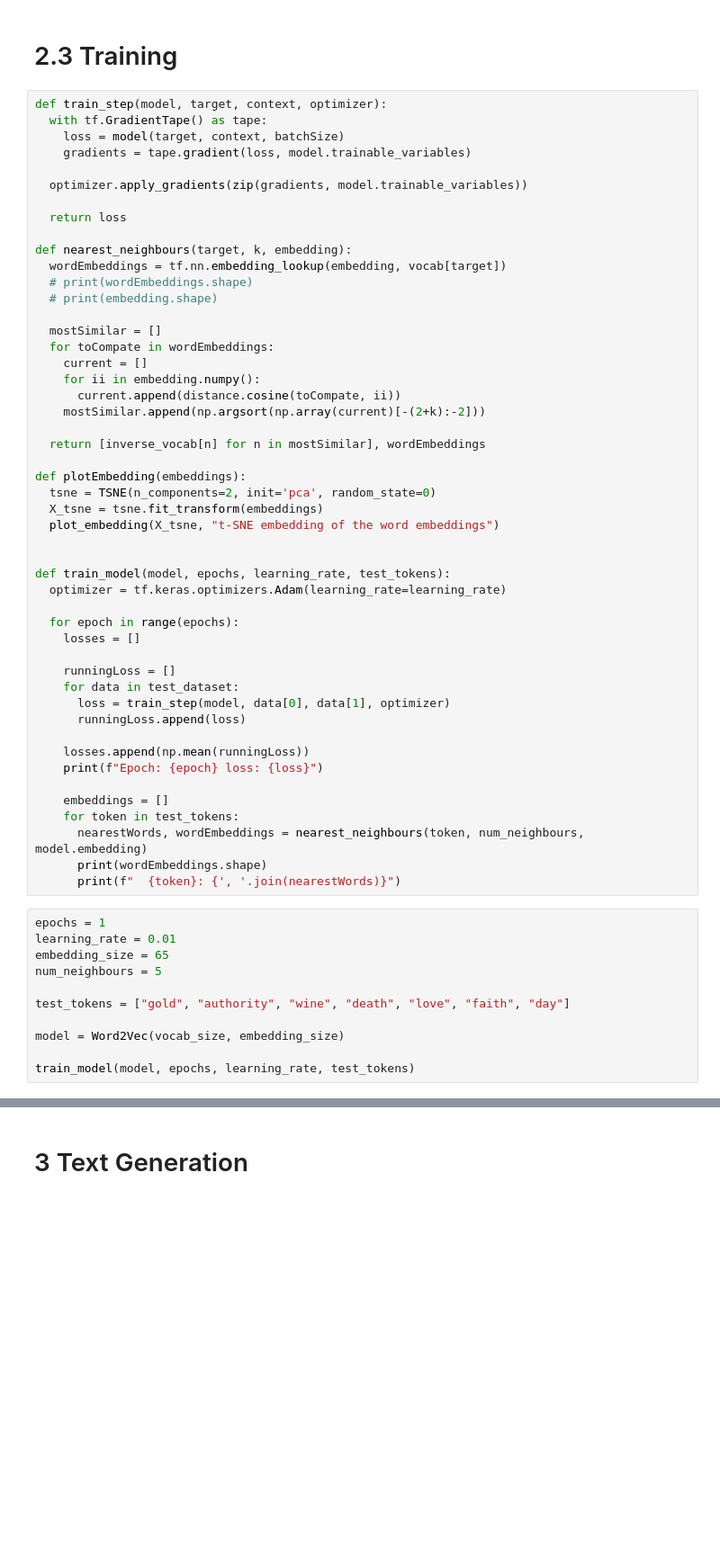
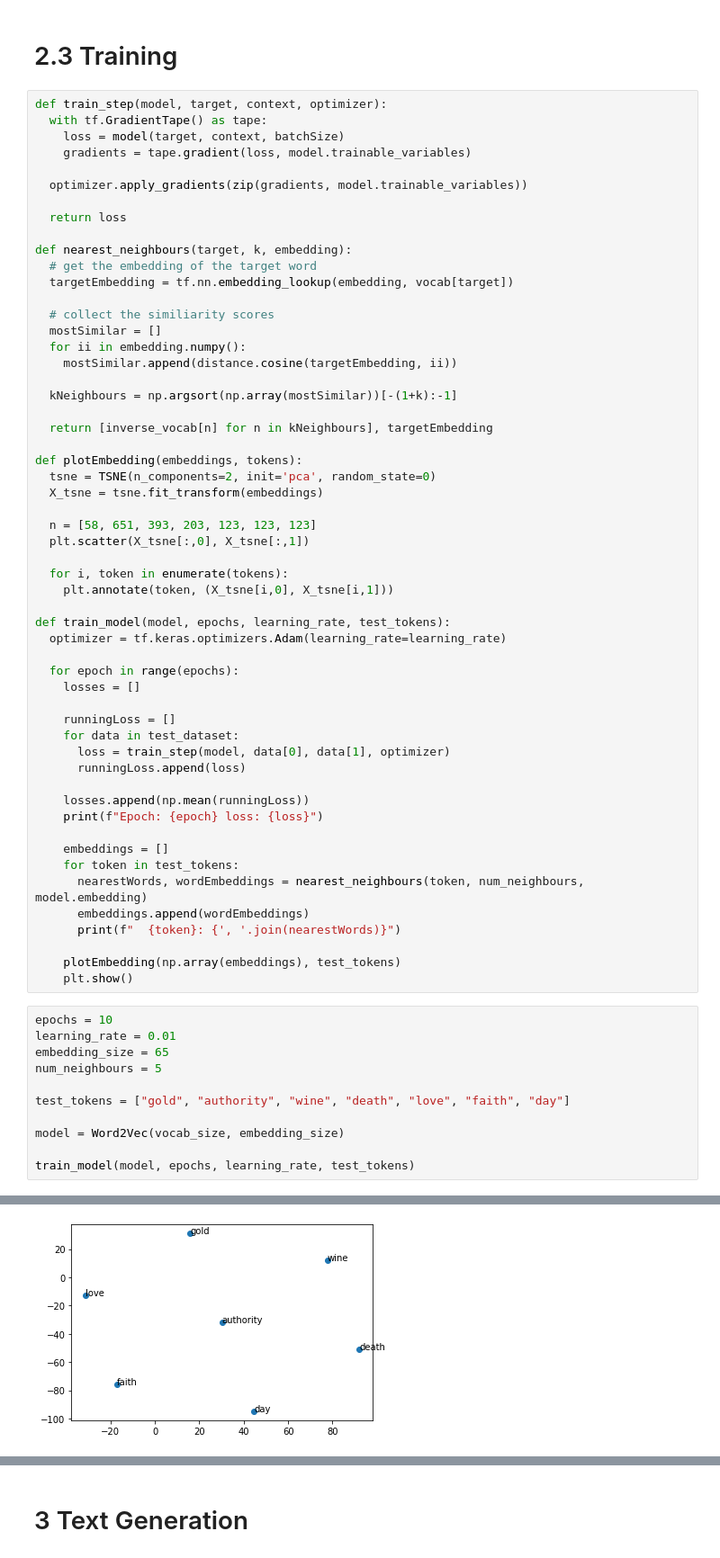
Before and after one commit to lcaspari/42_tensorflow_homework, a Jupyter notebook: homework10/Embeddings.ipynb, the cells around one changed output, grey strips where cells are left out. Shown: that part at 90% size. Drawn from its saved outputs; the diff is of its cells as text; blank space fills up the shorter version.

```diff
--- a/homework10/Embeddings.ipynb
+++ b/homework10/Embeddings.ipynb
@@ -223,24 +226,27 @@ def train_step(model, target, context, optimizer):
   return loss
 
 def nearest_neighbours(target, k, embedding):
-  wordEmbeddings = tf.nn.embedding_lookup(embedding, vocab[target])
-  # print(wordEmbeddings.shape)
-  # print(embedding.shape)
+  # get the embedding of the target word
+  targetEmbedding = tf.nn.embedding_lookup(embedding, vocab[target])
 
+  # collect the similiarity scores
   mostSimilar = []
-  for toCompate in wordEmbeddings:
-    current = []
-    for ii in embedding.numpy():
-      current.append(distance.cosine(toCompate, ii))
-    mostSimilar.append(np.argsort(np.array(current)[-(2+k):-2]))
+  for ii in embedding.numpy():
+    mostSimilar.append(distance.cosine(targetEmbedding, ii))
 
-  return [inverse_vocab[n] for n in mostSimilar], wordEmbeddings
+  kNeighbours = np.argsort(np.array(mostSimilar))[-(1+k):-1]
 
-def plotEmbedding(embeddings):
+  return [inverse_vocab[n] for n in kNeighbours], targetEmbedding
+
+def plotEmbedding(embeddings, tokens):
   tsne = TSNE(n_components=2, init='pca', random_state=0)
   X_tsne = tsne.fit_transform(embeddings)
-  plot_embedding(X_tsne, "t-SNE embedding of the word embeddings")
 
+  n = [58, 651, 393, 203, 123, 123, 123]
+  plt.scatter(X_tsne[:,0], X_tsne[:,1])
+
+  for i, token in enumerate(tokens):
+    plt.annotate(token, (X_tsne[i,0], X_tsne[i,1]))
 
 def train_model(model, epochs, learning_rate, test_tokens):
   optimizer = tf.keras.optimizers.Adam(learning_rate=learning_rate)
@@ -259,10 +265,13 @@ def train_model(model, epochs, learning_rate, test_tokens):
     embeddings = []
     for token in test_tokens:
       nearestWords, wordEmbeddings = nearest_neighbours(token, num_neighbours, model.embedding)
-      print(wordEmbeddings.shape)
+      embeddings.append(wordEmbeddings)
       print(f"  {token}: {', '.join(nearestWords)}")
+
+    plotEmbedding(np.array(embeddings), test_tokens)
+    plt.show()
 # %%
-epochs = 1
+epochs = 10
 learning_rate = 0.01
 embedding_size = 65
 num_neighbours = 5
@@ -276,0 +293 @@ Epoch: 0 loss: 1.4814119338989258
+[figure, added]
```
Also changed, not shown: parts of 24 cells of this notebook.
